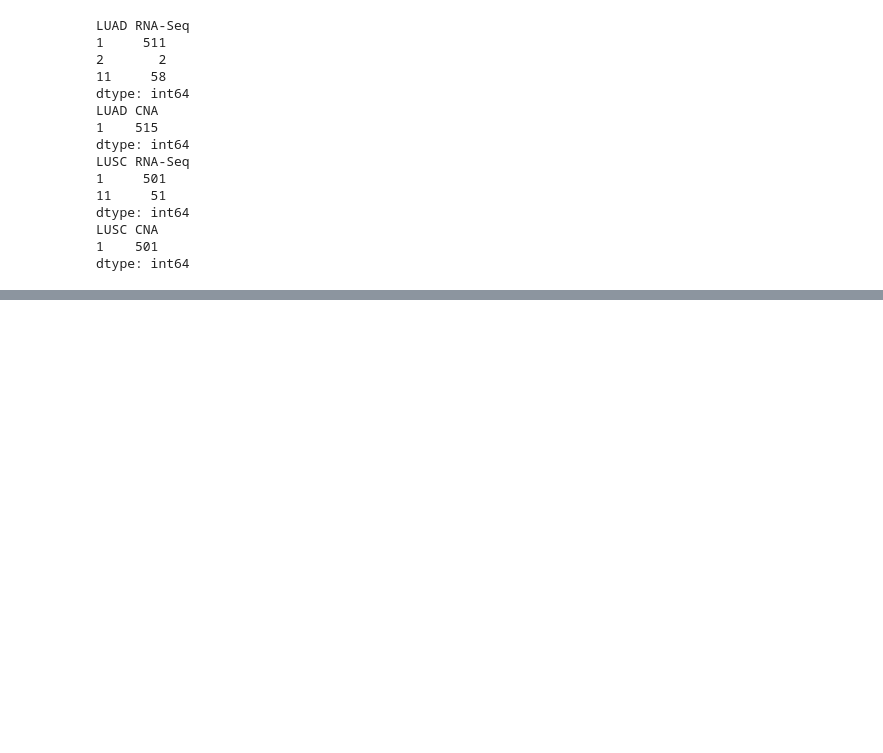
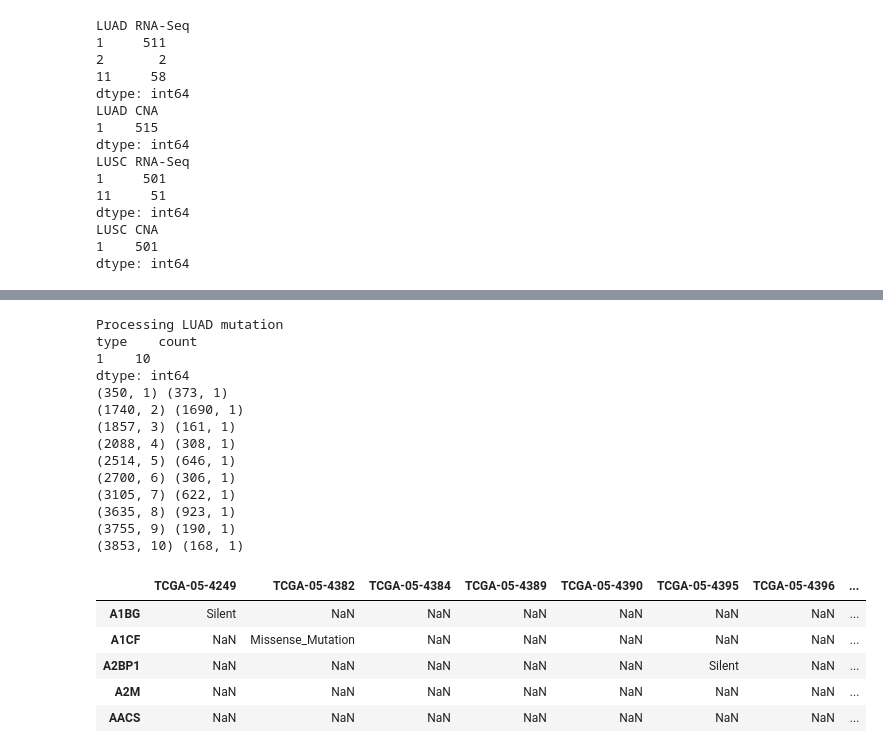
Before and after one commit to nitinksingh/driver, a Jupyter notebook: scratch-driver.ipynb, the cells around one changed output, grey strips where cells are left out. Cells and saved outputs as stored; diff of their text form; code cells hidden in the pictures; blank space fills up the shorter version.

```diff
--- a/scratch-driver.ipynb
+++ b/scratch-driver.ipynb
@@ -110,0 +207,24 @@ dtype: int64
+# %%
+df = preprocess_gdac_data()
+df.head()
+# %% [output]
+Processing LUAD mutation
+type    count
+1    10
+dtype: int64
+(350, 1) (373, 1)
+(1740, 2) (1690, 1)
+(1857, 3) (161, 1)
+(2088, 4) (308, 1)
+(2514, 5) (646, 1)
+(2700, 6) (306, 1)
+(3105, 7) (622, 1)
+(3635, 8) (923, 1)
+(3755, 9) (190, 1)
+(3853, 10) (168, 1)
+|  | TCGA-05-4249 | TCGA-05-4382 | TCGA-05-4384 | TCGA-05-4389 | TCGA-05-4390 | TCGA-05-4395 | TCGA-05-4396 | ... |
+| A1BG | Silent | NaN | NaN | NaN | NaN | NaN | NaN | ... |
+| A1CF | NaN | Missense_Mutation | NaN | NaN | NaN | NaN | NaN | ... |
+| A2BP1 | NaN | NaN | NaN | NaN | NaN | Silent | NaN | ... |
+| A2M | NaN | NaN | NaN | NaN | NaN | NaN | NaN | ... |
+| AACS | NaN | NaN | NaN | NaN | NaN | NaN | NaN | ... |
```
Also changed, not shown: parts of 9 cells of this notebook, 3 other files.
